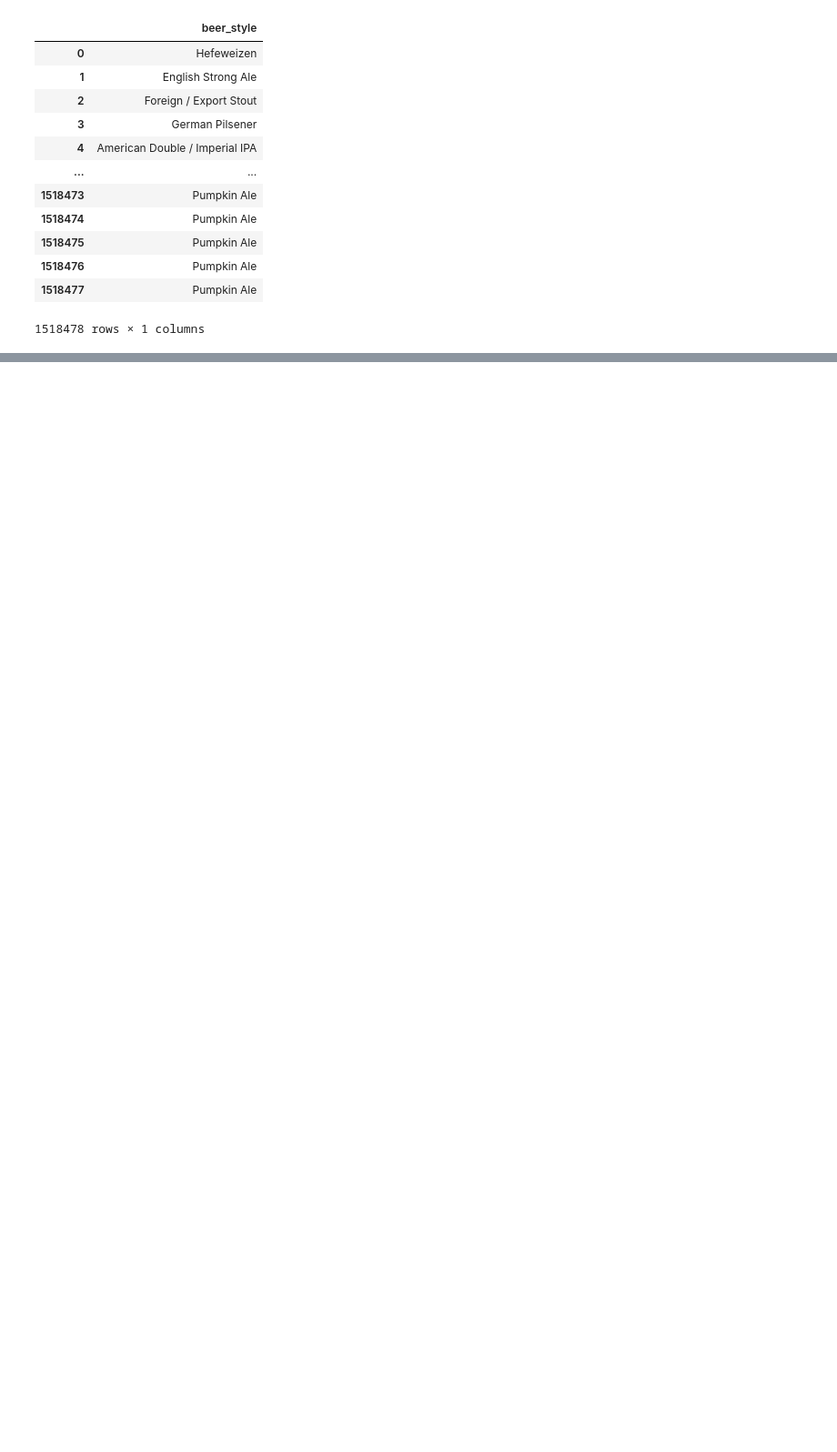
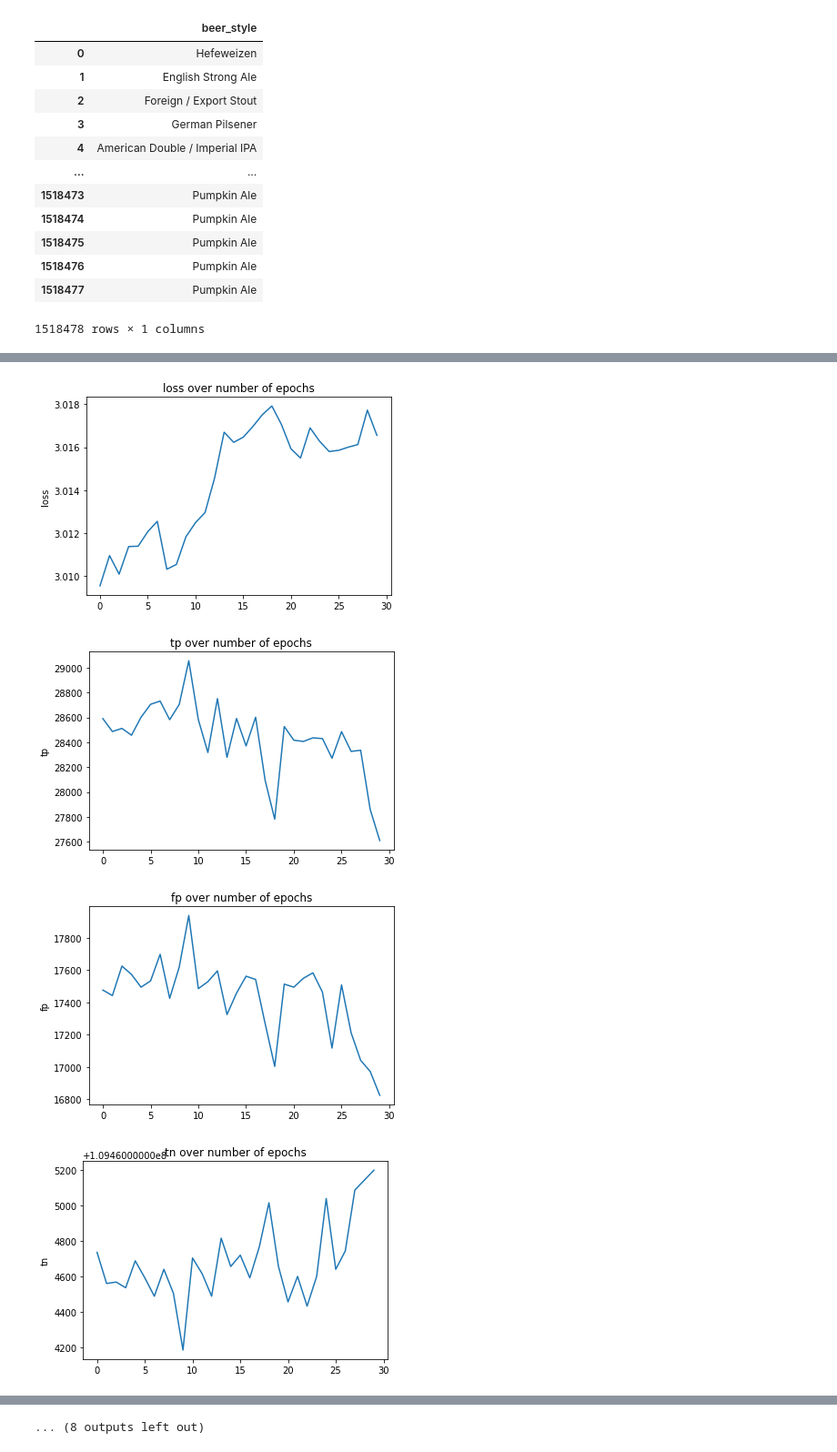
Before and after one commit to James-8212913/ml_deploy, a Jupyter notebook: model_dev/notebooks/model.ipynb, the cells around one changed output, grey strips where cells are left out. Shown at 91% size. Drawn from its saved outputs; the diff is of its cells as text; code cells hidden in the pictures; blank space fills up the shorter version.

```diff
--- a/model_dev/notebooks/model.ipynb
+++ b/model_dev/notebooks/model.ipynb
@@ -165,0 +238,11 @@ Epoch 3/3
+# %%
+import seaborn as sns
+
+for i, col in enumerate(results):
+    plt.figure(i)
+    sns.lineplot(x = results.index, y = results[col]).set_title(col+" over number of epochs")
+# %% [output]
+[figure, added]
+[figure, added]
+[figure, added]
+[figure, added]
@@ -165,0 +257 @@ Epoch 3/3
+... (8 outputs left out)
```
Also changed, not shown: parts of 19 cells of this notebook, 1 other file.
